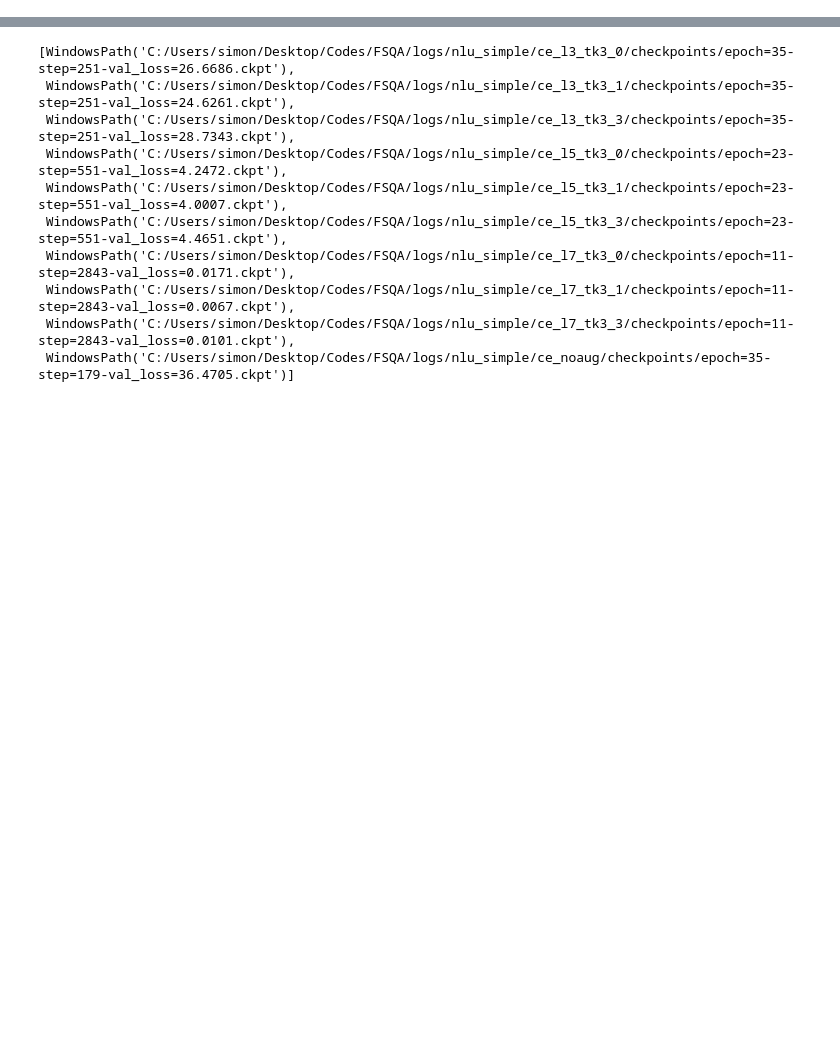
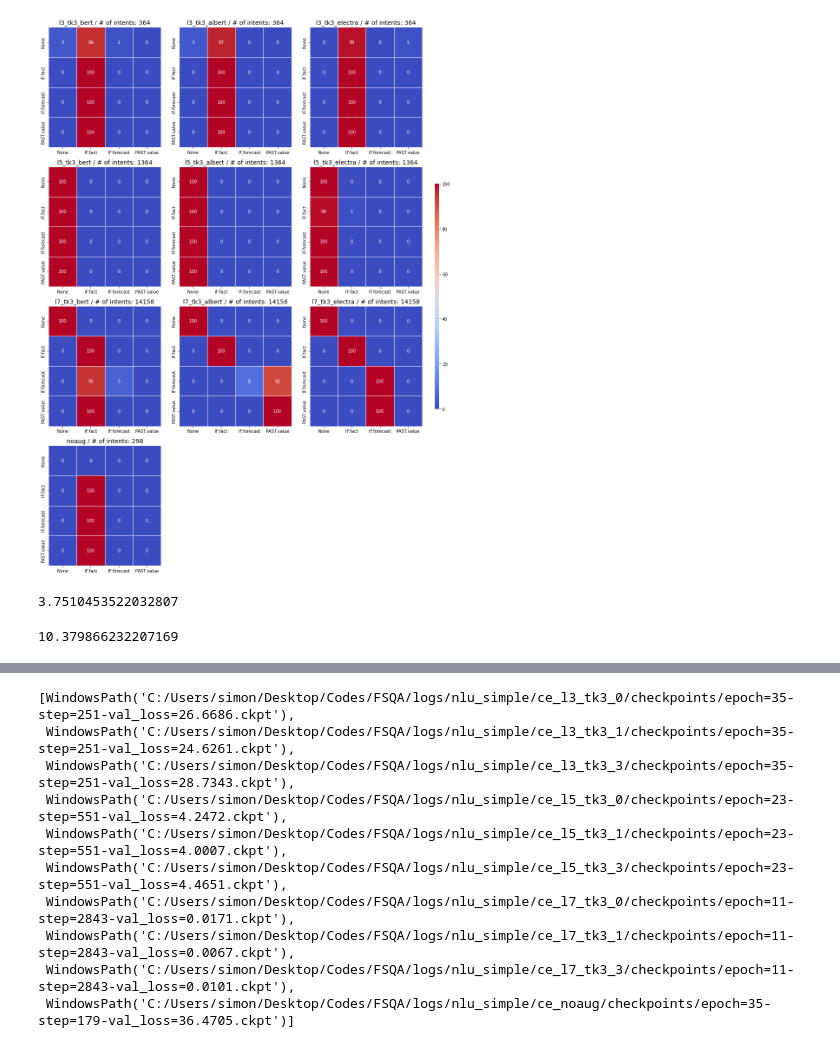
Before and after one commit to simonjisu/FSQA, a Jupyter notebook: Notebooks/04_NER_testing.ipynb, the cells around one changed output, grey strips where cells are left out. Cells and saved outputs as stored; diff of their text form; code cells hidden in the pictures; blank space fills up the shorter version.

```diff
--- a/Notebooks/04_NER_testing.ipynb
+++ b/Notebooks/04_NER_testing.ipynb
@@ -35,0 +131,22 @@ tokenizer = NLUTokenizer()
+# %%
+fig, axes = plt.subplots(4, 3, figsize=(14, 18))
+cbar_ax = fig.add_axes([.91, .3, .01, .4])
+key = 'intent_cfm'
+
+for i, ((k, x), ax) in enumerate(zip(data_dict.items(), axes.flatten())):
+    sns.heatmap(data_dict[k][key] , ax=ax, linewidths=.5, cmap='coolwarm', annot=True, fmt='.0f', cbar_ax=cbar_ax)
+    k_name = k.lstrip('ce_')
+    if len(k_name.split('_')) > 1:
+        *a, b = k_name.split('_')
+        title = '_'.join(a) + '_' + bert_m_dict[int(b)]
+    else:
+        title = k_name
+
+    ax.set_title(f'{title} / # of intents: {len(data_dict[k]["intent_target"])}', fontsize=14)
+
+plt.tight_layout(rect=[0, 0, .9, 1])
+axes[-1, 1].axis('off')
+axes[-1, 2].axis('off')
+plt.show()
+# %% [output]
+[figure, added]
@@ -35,0 +174,8 @@ tokenizer = NLUTokenizer()
+# %%
+23324 / 6218
+# %% [output]
+3.7510453522032807
+# %%
+242100 / 23324
+# %% [output]
+10.379866232207169
```
Also changed, not shown: parts of 12 cells of this notebook.
